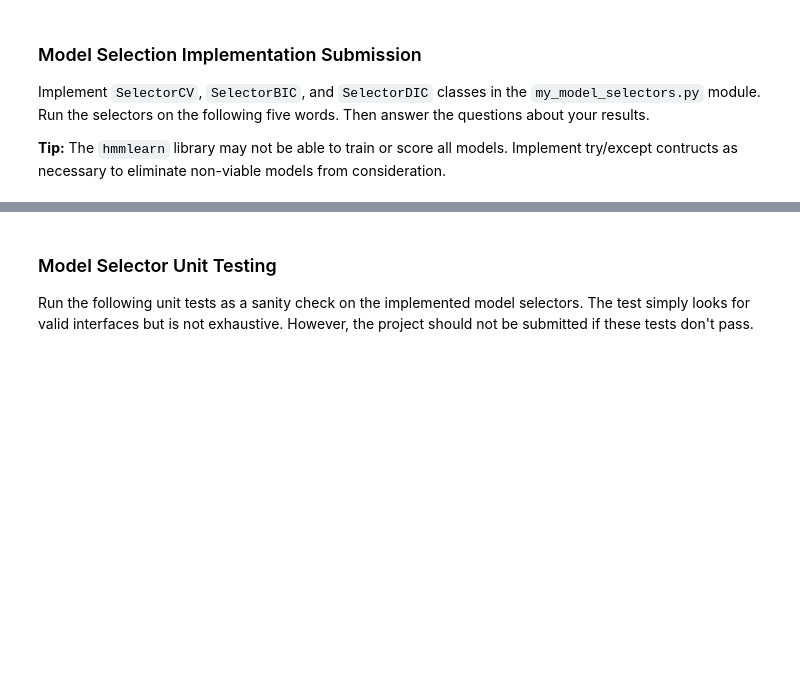
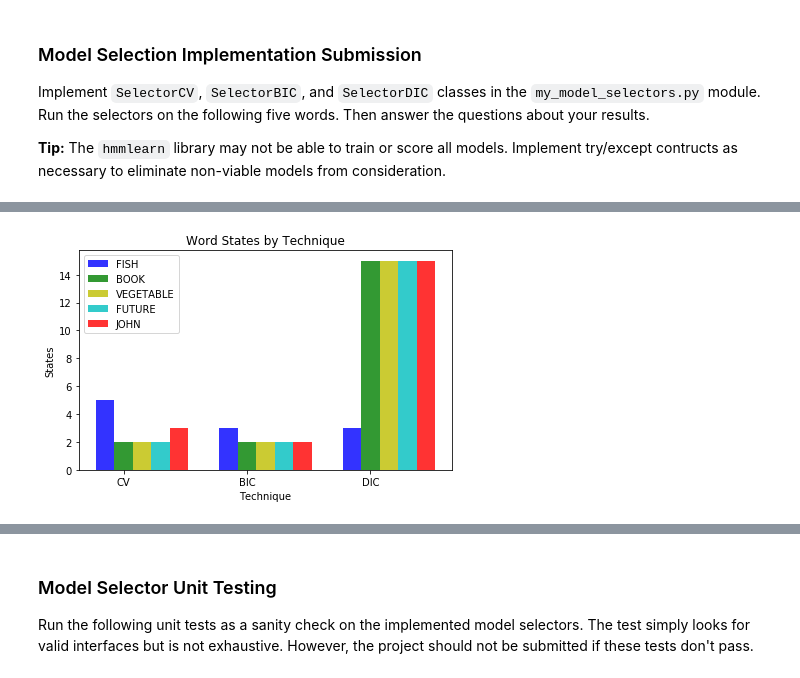
Before and after one commit to sagarjain2030/Sign-Langguage-Recognizer-Agent, a Jupyter notebook: asl_recognizer.ipynb, the cells around one changed output, grey strips where cells are left out. Saved outputs shown, nothing was run; the diff lists cells and outputs as text; code cells hidden in the pictures; blank space fills up the shorter version.

```diff
--- a/asl_recognizer.ipynb
+++ b/asl_recognizer.ipynb
@@ -569,0 +632,63 @@ Training complete for JOHN with 15 states with time 141.41238019038906 seconds
+# %%
+import numpy as np
+import matplotlib.pyplot as plt
+
+# data to plot
+objects = ('CV', 'BIC', 'DIC')
+n_groups = len(objects)
+states_0 = (5, 3, 3)
+states_1 = (2, 2, 15)
+states_2 = (2, 2, 15)
+states_3 = (2, 2, 15)
+states_4 = (3, 2, 15)
+
+# create plot
+fig, ax = plt.subplots()
+index = np.arange(n_groups)
+bar_width = 0.15
+opacity = 0.8
+
+rects1 = plt.bar(index,
+                 states_0,
+                 bar_width,
+                 alpha=opacity,
+                 color='b',
+                 label='FISH')
+
+rects2 = plt.bar(index + bar_width,
+                 states_1,
+                 bar_width,
+                 alpha=opacity,
+                 color='g',
+                 label='BOOK')
+
+rects3 = plt.bar(index + (2 * bar_width),
+                 states_2,
+                 bar_width,
+                 alpha=opacity,
+                 color='y',
+                 label='VEGETABLE')
+
+rects4 = plt.bar(index + (3 * bar_width),
+                 states_3,
+                 bar_width,
+                 alpha=opacity,
+                 color='c',
+                 label='FUTURE')
+
+rects5 = plt.bar(index + (4 * bar_width),
+                 states_4,
+                 bar_width,
+                 alpha=opacity,
+                 color='r',
+                 label='JOHN')
+
+plt.xlabel('Technique')
+plt.ylabel('States')
+plt.title('Word States by Technique')
+plt.xticks(index + bar_width, objects)
+plt.legend()
+plt.tight_layout()
+plt.show()
+# %% [output]
+[figure, added]
```
Also changed, not shown: parts of 12 cells of this notebook.
